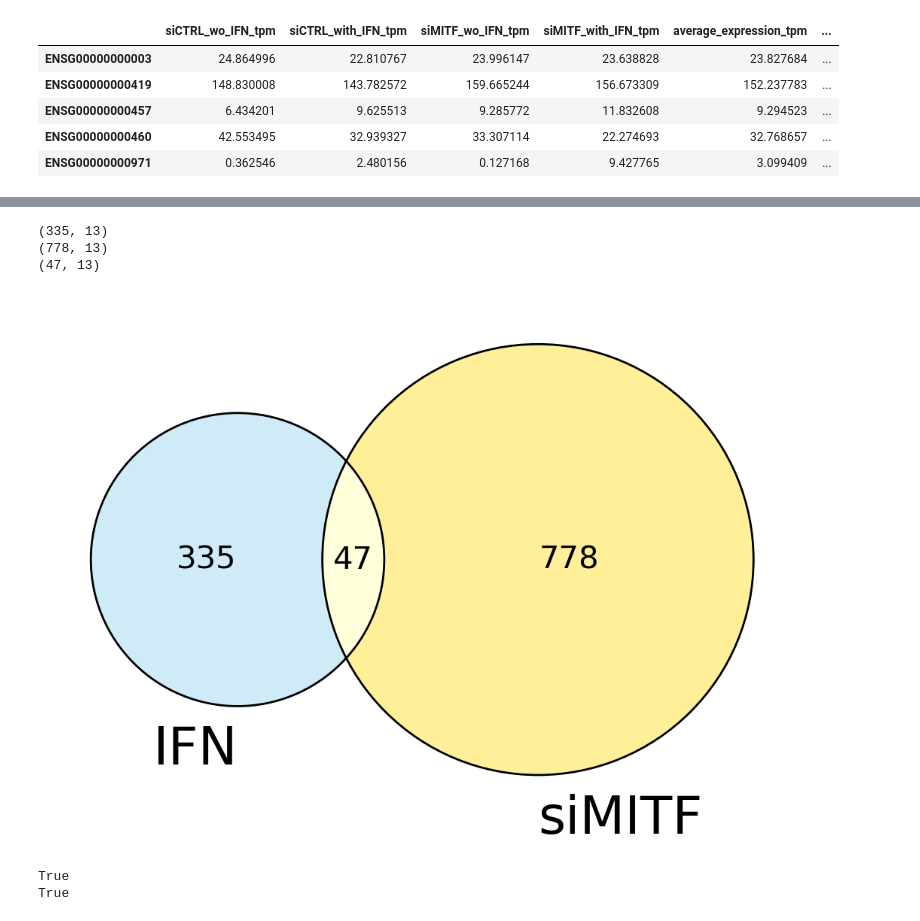
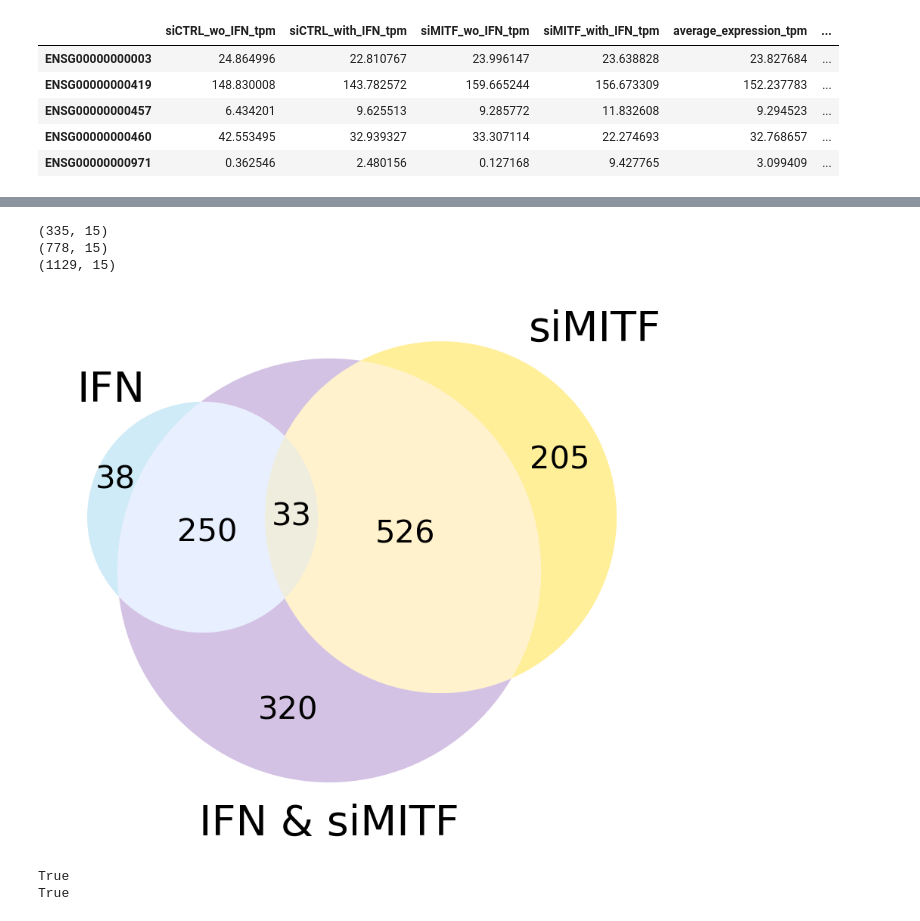
Before and after one commit to adelomana/nautholsvik, a Jupyter notebook: 04_differential_response/deseq2/non-additive effects quantifier.ipynb, the cells around one changed output, grey strips where cells are left out. Drawn from its saved outputs; the diff is of its cells as text; code cells hidden in the pictures.

Commit message:
checking volcano plots affected by filters

```diff
--- a/04_differential_response/deseq2/non-additive effects quantifier.ipynb
+++ b/04_differential_response/deseq2/non-additive effects quantifier.ipynb
@@ -120,0 +127,22 @@ numpy.max(new['pvalue'])
+# %%
+# generate a venn diagram before filtering for fun
+set1 = set(plotting_df[plotting_df['P_A1A0'] < 0.1].index)
+set2 = set(plotting_df[plotting_df['P_B0A0'] < 0.1].index)
+set3 = set(plotting_df[plotting_df['P_B1A0'] < 0.1].index)
+
+v = matplotlib_venn.venn3(
+    subsets=[set1, set2, set3],
+    set_labels = ('IFN', 'siMITF', 'IFN & siMITF'),
+    set_colors=("skyblue", "gold", "tab:purple"),
+)
+
+matplotlib_venn.venn3_circles(
+    subsets=[set1, set2, set3],
+    lw=2
+)
+for text in v.set_labels:
+    text.set_fontsize(24)
+for x in range(len(v.subset_labels)):
+    if v.subset_labels[x] is not None:
+        v.subset_labels[x].set_fontsize(12)
+matplotlib.pyplot.show()
@@ -121,7 +151,7 @@ numpy.max(new['pvalue'])
 # %% [markdown]
 # 5. remove element whose top expression is below 2 TPM
 # %%
-plotting_df.fillna(1, inplace=True)
+# plotting_df.fillna(1, inplace=True) # this does not seem to be necessary anymore
 # %%
 # remove low-expression genes: less than two tpm
 print(plotting_df.shape)
@@ -169,33 +201,34 @@ print(sum(plotting_df['P_interaction'] < 0.1))
 # %%
 rule_IFN = (plotting_df['P_A1A0'] < 0.1) & (numpy.abs(plotting_df['A1A0_log2fc']) > 1)
 rule_MITF = (plotting_df['P_B0A0'] < 0.1) & (numpy.abs(plotting_df['B0A0_log2fc']) > 1)
+rule_both = (plotting_df['P_B1A0'] < 0.1) & (numpy.abs(plotting_df['B1A0_log2fc']) > 1)
+
+set1 = set(plotting_df[rule_IFN].index)
+set2 = set(plotting_df[rule_MITF].index)
+set3 = set(plotting_df[rule_both].index)
 
 print(plotting_df[rule_IFN].shape)
 print(plotting_df[rule_MITF].shape)
-print(plotting_df[rule_IFN & rule_MITF].shape)
+print(plotting_df[rule_both].shape)
 # %% [output]
-(335, 13)
-(778, 13)
-(47, 13)
+(335, 15)
+(778, 15)
+(1129, 15)
 # %%
-v = matplotlib_venn.venn2(
-    subsets=(335, 778, 47),
-    set_labels = ('IFN', 'siMITF'),
-    set_colors=("skyblue", "gold"),
+v = matplotlib_venn.venn3(
+    subsets=[set1, set2, set3],
+    set_labels = ('IFN', 'siMITF', 'IFN & siMITF'),
+    set_colors=("skyblue", "gold", "tab:purple"),
 )
 
-matplotlib_venn.venn2_circles(
-    subsets=(335, 778, 47),
-    lw=2
-)
 for text in v.set_labels:
-    text.set_fontsize(50)
+    text.set_fontsize(40)
 for x in range(len(v.subset_labels)):
     if v.subset_labels[x] is not None:
         v.subset_labels[x].set_fontsize(30)
 matplotlib.pyplot.show()
 # %% [output]
-[figure, old version]
+[figure, new version]
 # %%
 # check if MITF is A0 to B0 transition
 print('ENSG00000187098' in plotting_df[plotting_df['P_B0A0'] < 0.1].index)
```
Also changed, not shown: parts of 17 cells of this notebook, 2 other files.
